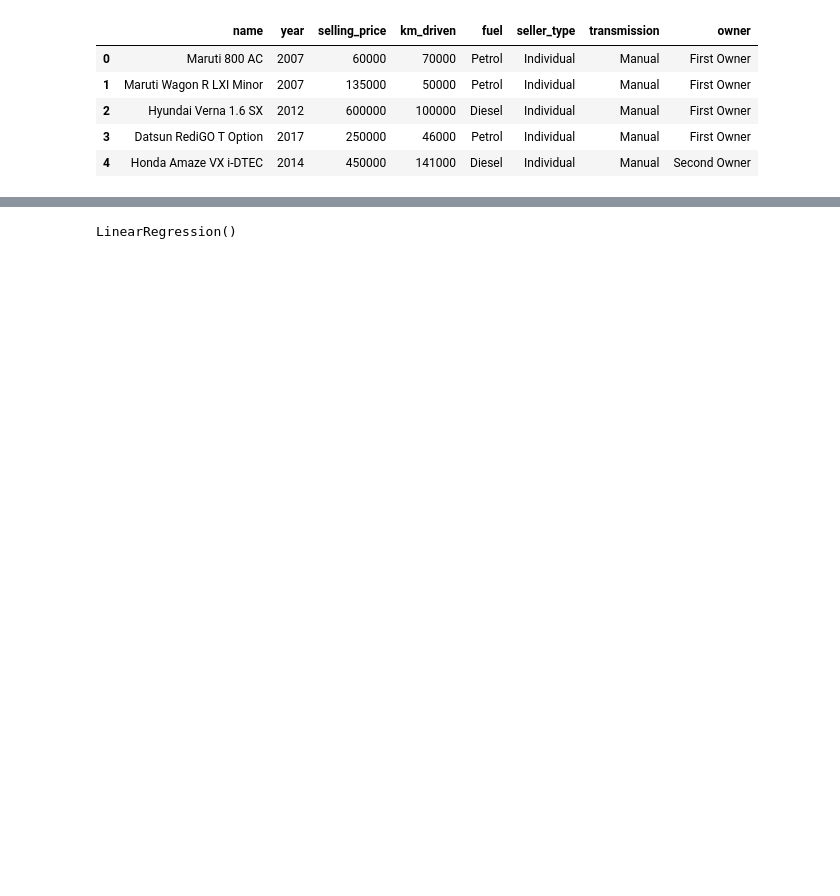
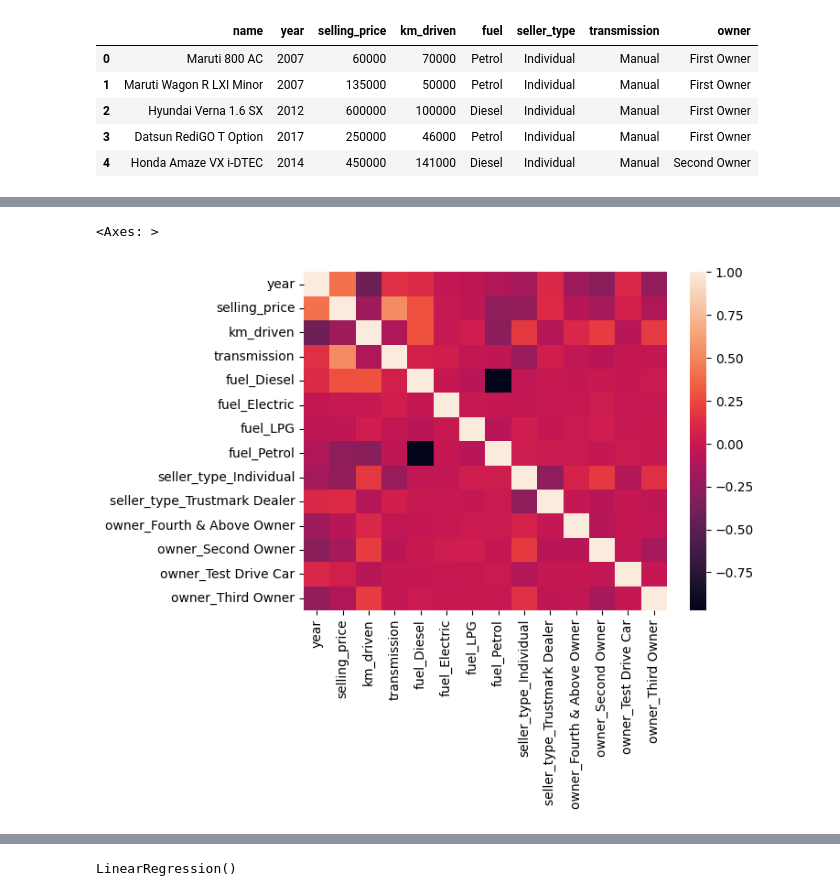
Before and after one commit to YuvrajKumar06/LEARNING_ML, a Jupyter notebook: regression.ipynb, the cells around one changed output, grey strips where cells are left out. Saved outputs shown, nothing was run; the diff lists cells and outputs as text; code cells hidden in the pictures; blank space fills up the shorter version.

```diff
--- a/regression.ipynb
+++ b/regression.ipynb
@@ -29,0 +27,9 @@ x_train, x_test, y_train, y_test = train_test_split(x, y, test_size=0.2, random_
+# %%
+car_details = pd.get_dummies(car_details, columns=['owner'], drop_first=True)
+# %%
+owner_columns = ['owner_Fourth & Above Owner', 'owner_Second Owner', 'owner_Test Drive Car','owner_Third Owner']
+car_details[owner_columns] = car_details[owner_columns].astype(int)
+# %%
+car_details['transmission'] = car_details['transmission'].map({'Manual': 0, 'Automatic': 1})
+# %%
+car_details = car_details.drop('name', axis=1)
@@ -29,0 +39,5 @@ x_train, x_test, y_train, y_test = train_test_split(x, y, test_size=0.2, random_
+# %%
+sns.heatmap(car_details.corr())
+# %% [output]
+<Axes: >
+[figure, added]
```
Also changed, not shown: parts of 15 cells of this notebook, 3 other files.
